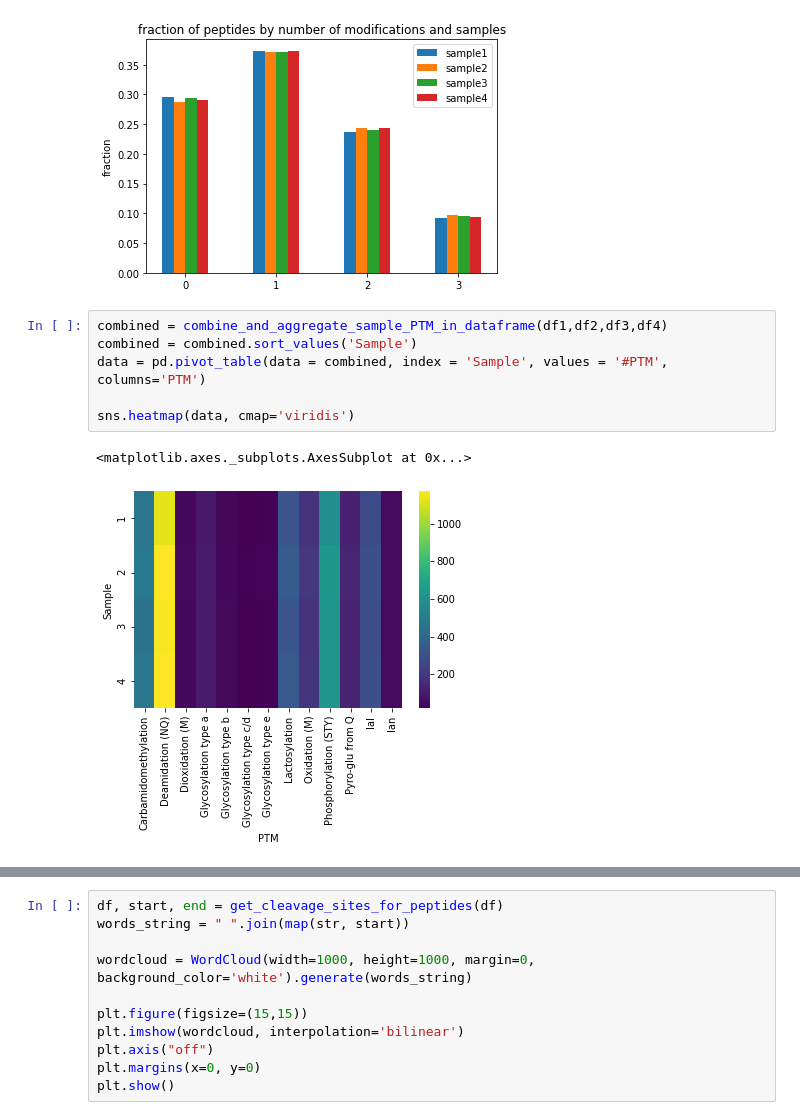
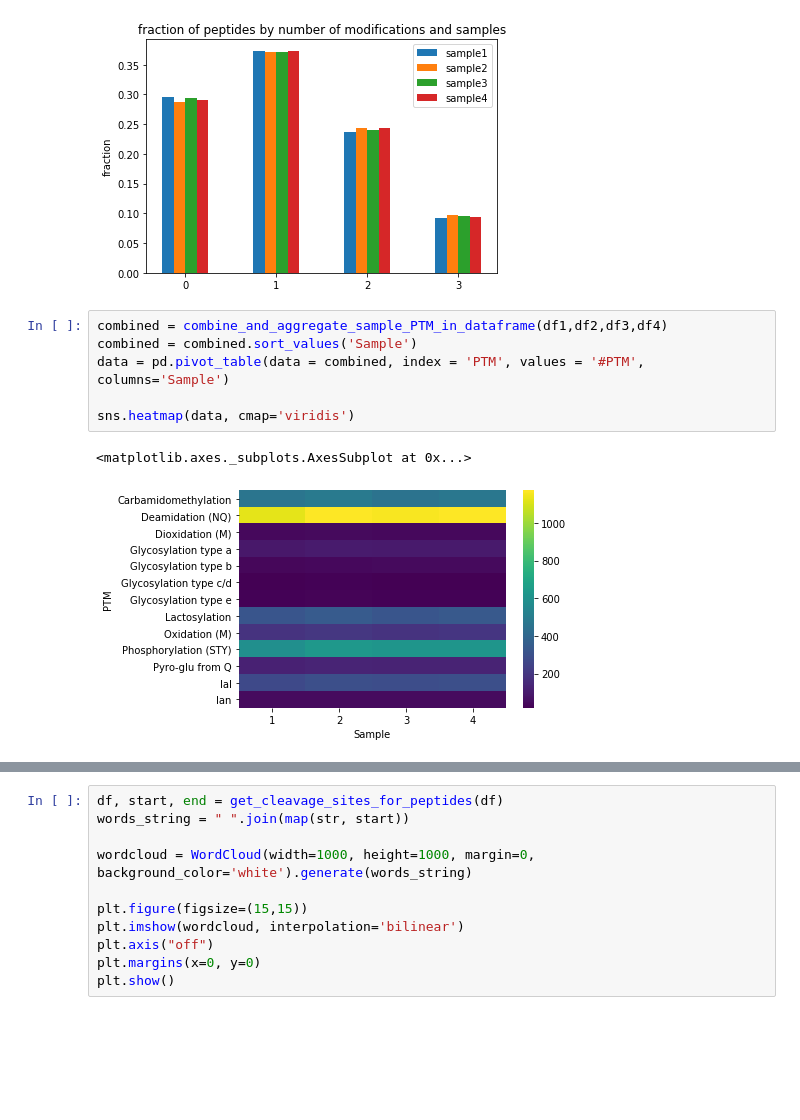
Before and after one commit to Munklinde96/Data_Visualization, a Jupyter notebook: shit_plots.ipynb, the cells around one changed output, grey strips where cells are left out. Saved outputs shown, nothing was run; the diff lists cells and outputs as text; blank space fills up the shorter version.

Commit message:
overlap plot

```diff
--- a/shit_plots.ipynb
+++ b/shit_plots.ipynb
@@ -87,12 +87,12 @@ plt.show()
 # %%
 combined = combine_and_aggregate_sample_PTM_in_dataframe(df1,df2,df3,df4)
 combined = combined.sort_values('Sample')
-data = pd.pivot_table(data = combined, index = 'Sample', values = '#PTM', columns='PTM')
+data = pd.pivot_table(data = combined, index = 'PTM', values = '#PTM', columns='Sample')
 
 sns.heatmap(data, cmap='viridis')
 # %% [output]
 <matplotlib.axes._subplots.AxesSubplot at 0x...>
-[figure, old version]
+[figure, new version]
 # %%
 df1, df2, df3, df4 = split_data_in_samples(df)
 combined = combine_and_aggregate_intensity(df1, df2, df3, df4).sort_values(by=['PTM'])
```
Also changed, not shown: parts of 2 cells of this notebook, 3 other files.
